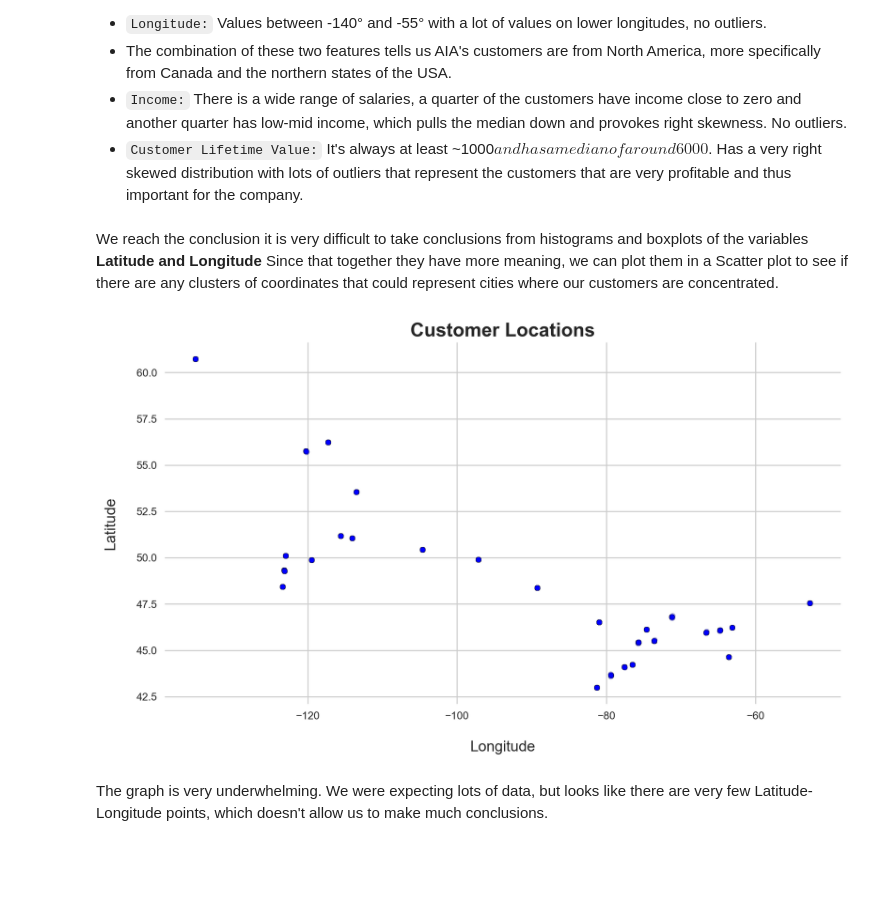
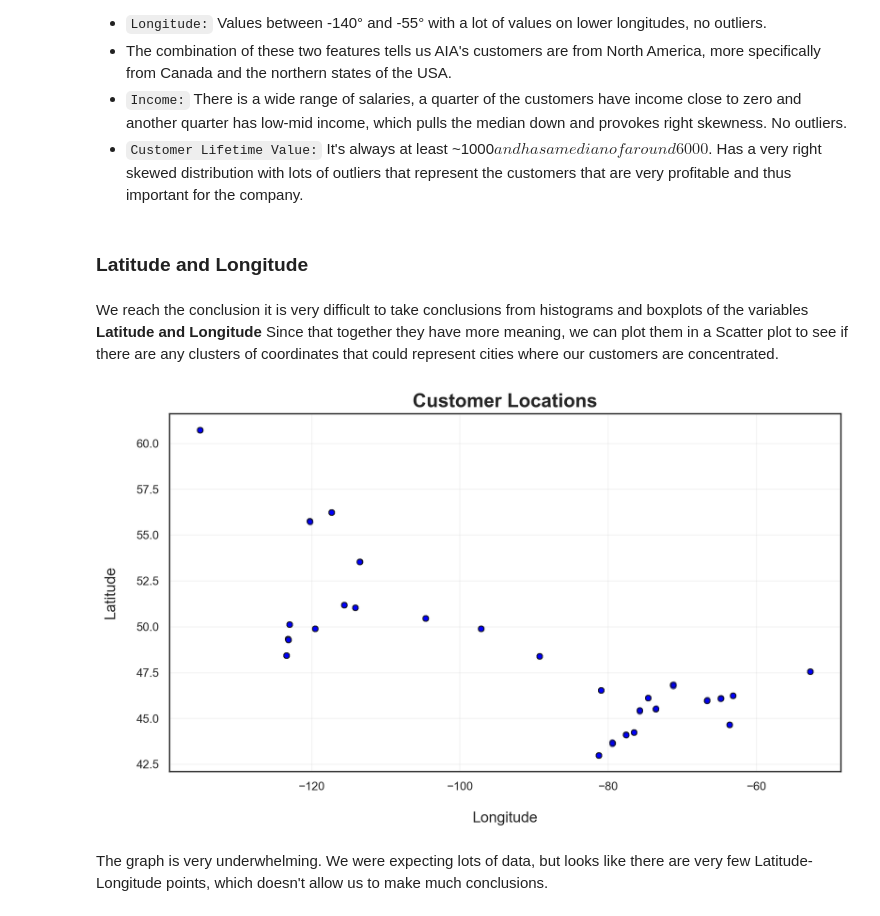
Before and after one commit to lourenco500/Data-Mining-Project, a Jupyter notebook: Data_Understanding_2.ipynb, the cells around one changed output. Drawn from its saved outputs; the diff is of its cells as text; code cells hidden in the pictures; blank space fills up the shorter version.

Commit message:
visualisations and min max values

```diff
--- a/Data_Understanding_2.ipynb
+++ b/Data_Understanding_2.ipynb
@@ -240,0 +273,20 @@ From the boxplots above we can conclude that:
+# %%
+x = flightsDB["PointsRedeemed"]
+y = flightsDB["DollarCostPointsRedeemed"]
+
+# Scatter plot as before
+plt.figure(figsize=(10, 6))
+sns.set_style("white")
+plt.scatter(x, y, s=25, alpha=0.3, c='blue', edgecolor='k')
+
+# Fit a linear trend line
+coeffs = np.polyfit(x, y, 1)
+trend = np.poly1d(coeffs)
+plt.plot(x, trend(x), color='red', linewidth=2)  # Line
+
+plt.title("Relationship between 'PointsRedeemed' and 'DollarCostPointsRedeemed'", fontsize=18, fontweight='bold')
+plt.xlabel("PointsRedeemed", fontsize=14, labelpad=18)
+plt.ylabel("DollarCostPointsRedeemed", fontsize=14, labelpad=18)
+plt.grid(True, alpha=0.2)
+plt.tight_layout()
+plt.show()
@@ -385,40 +445,42 @@ From the boxplots above we can conclude that:
 - The combination of these two features tells us AIA's customers are from North America, more specifically from Canada and the northern states of the USA.
 - `Income:` There is a wide range of salaries, a quarter of the customers have income close to zero and another quarter has low-mid income, which pulls the median down and provokes right skewness. No outliers.
 - `Customer Lifetime Value:` It's always at least ~1000$ and has a median of around 6000$. Has a very right skewed distribution with lots of outliers that represent the customers that are very profitable and thus important for the company.
+# %% [markdown]
+### Latitude and Longitude
 # %% [markdown]
 We reach the conclusion it is very difficult to take conclusions from histograms and boxplots of the variables **Latitude and Longitude**
 Since that together they have more meaning, we can plot them in a Scatter plot to see if there are any clusters of coordinates that could represent cities where our customers are concentrated.
 # %%
-import matplotlib.pyplot as plt
+plt.figure(figsize=(10, 6))
 
-plt.figure(figsize=(10, 6))
+sns.set_style("white")
 plt.scatter(
     customerDB["Longitude"],
     customerDB["Latitude"],
     s=25,             # Increased point size
     alpha=0.3,
     c='blue',
     edgecolor='k'
 )
 plt.title(
     "Customer Locations",
     fontsize=18,      # Larger title
     fontweight='bold' # Bold title
 )
 plt.xlabel(
     "Longitude",
     fontsize=14,
     labelpad=18       # Bigger axis title
 )
 plt.ylabel("Latitude",
             fontsize=14,      # Bigger axis title
             labelpad=18)       # Extra space from y-axis
 
-plt.grid(True)
+plt.grid(True, alpha=0.2)
 plt.tight_layout()
 plt.show()
 # %% [output]
-[figure, old version]
+[figure, new version]
 # %% [markdown]
 The graph is very underwhelming. We were expecting lots of data, but looks like there are very few Latitude-Longitude points, which doesn't allow us to make much conclusions.
 # %%
```
Also changed, not shown: parts of 24 cells of this notebook, 2 other files.
